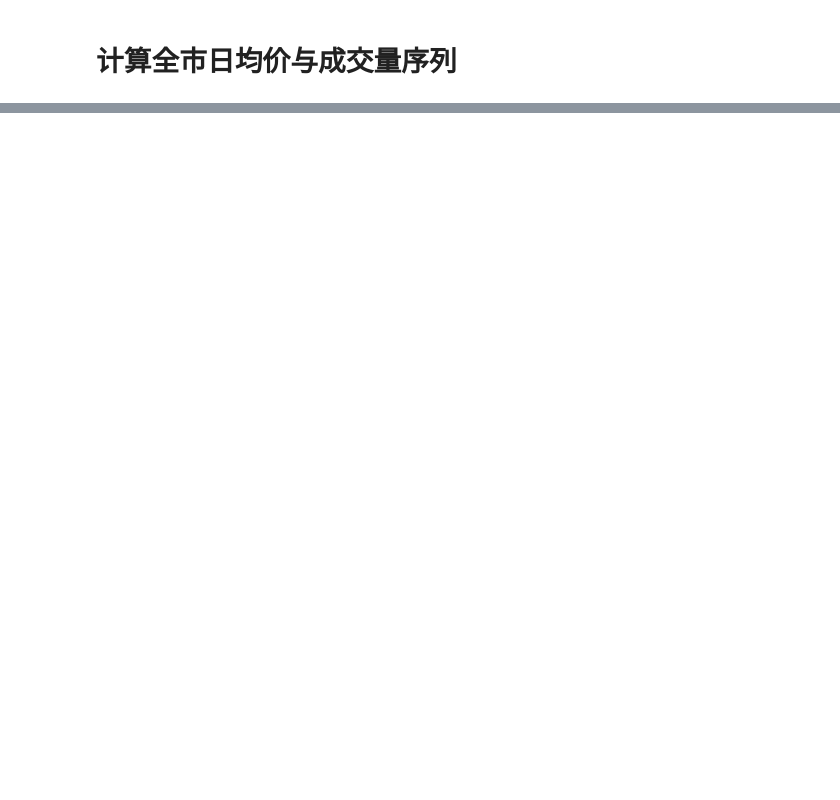
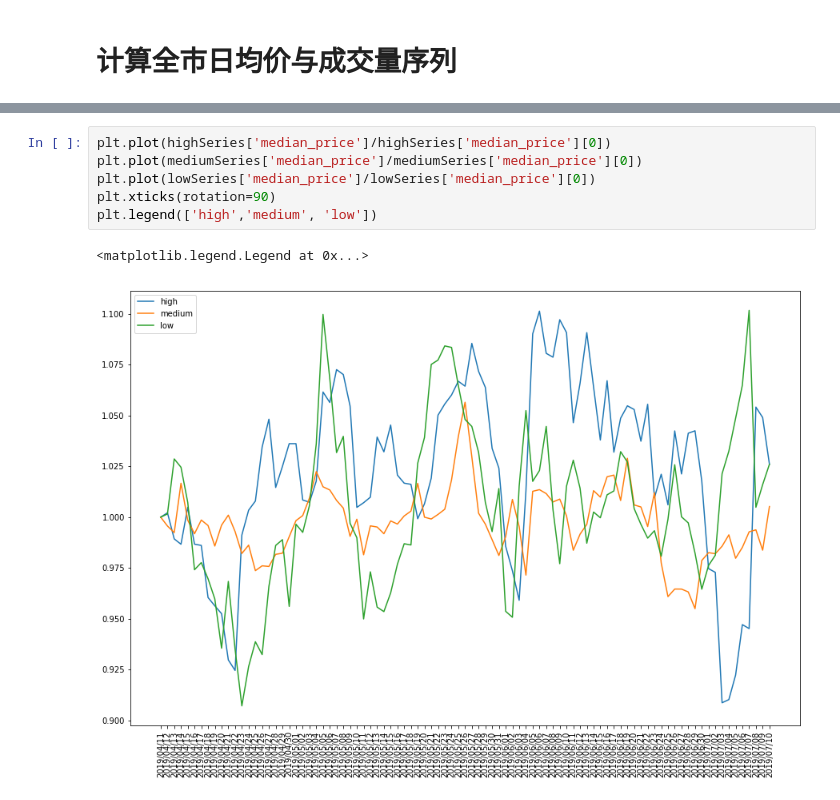
Before and after one commit to naoko821/LianjiaSpider, a Jupyter notebook: analysis.ipynb, the cells around one changed output, grey strips where cells are left out. Drawn from its saved outputs; the diff is of its cells as text; blank space fills up the shorter version.

```diff
--- a/analysis.ipynb
+++ b/analysis.ipynb
@@ -136,0 +217,9 @@ df.loc[df['小区'].str.contains('平乐园')].sort_values(by='成交时间', as
+# %%
+plt.plot(highSeries['median_price']/highSeries['median_price'][0])
+plt.plot(mediumSeries['median_price']/mediumSeries['median_price'][0])
+plt.plot(lowSeries['median_price']/lowSeries['median_price'][0])
+plt.xticks(rotation=90)
+plt.legend(['high','medium', 'low'])
+# %% [output]
+<matplotlib.legend.Legend at 0x...>
+[figure, added]
```
Also changed, not shown: parts of 11 cells of this notebook, 8 other files.
